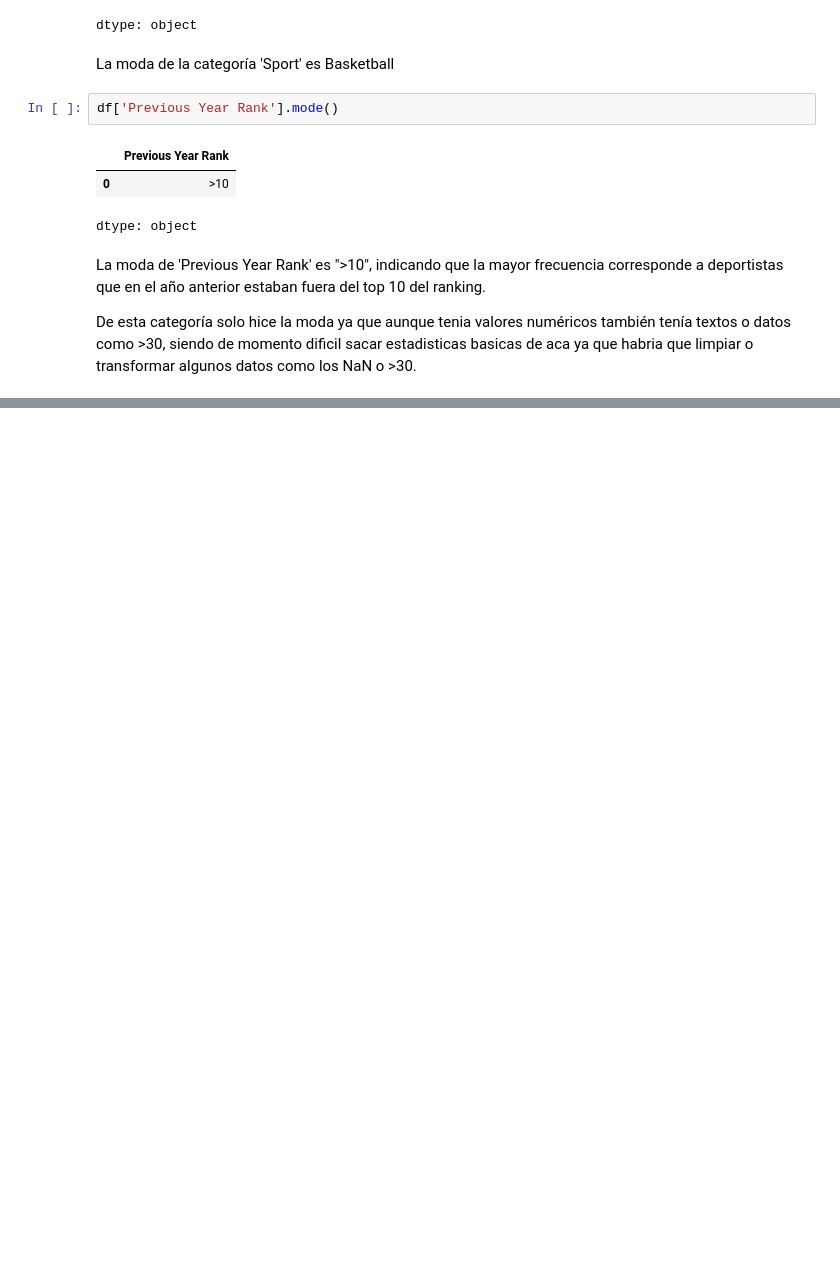
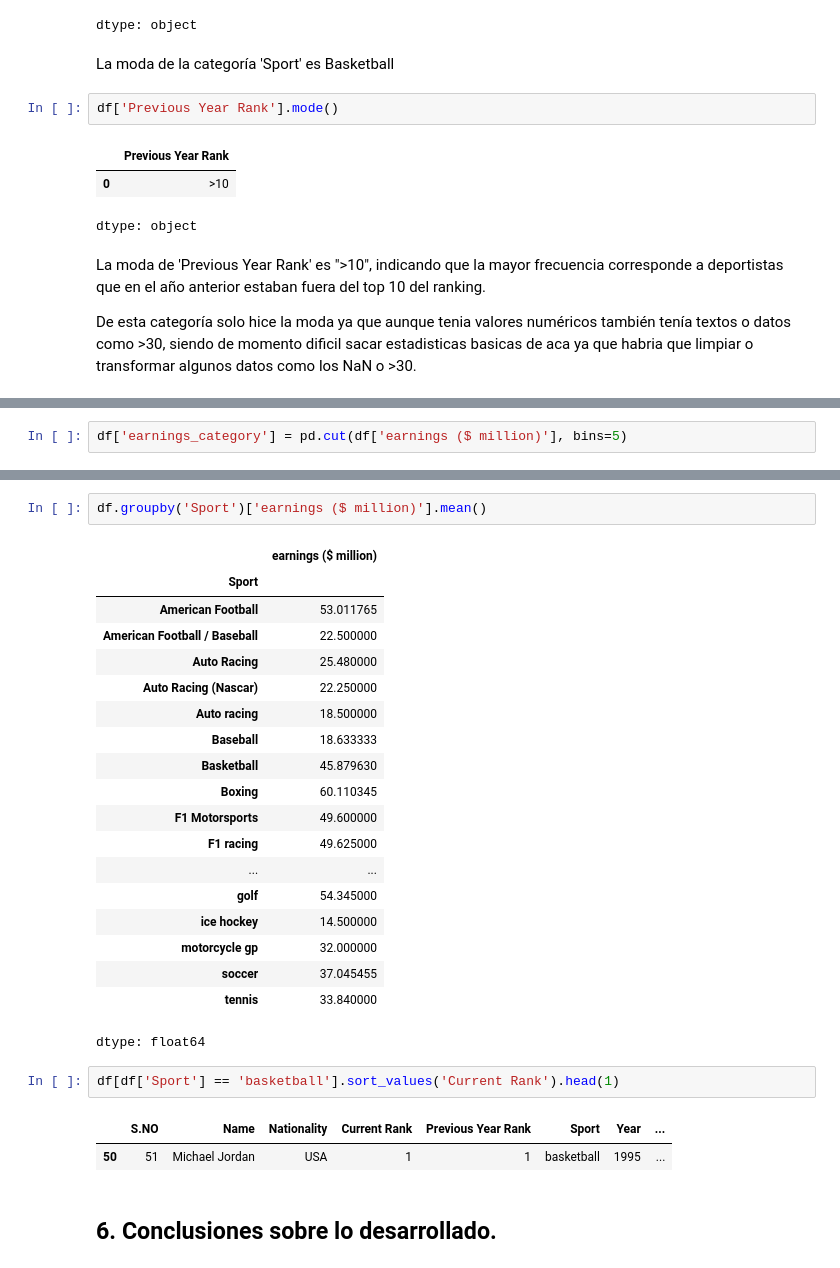
Before and after one commit to MaicolHernandez33/Actividad1, a Jupyter notebook: Actividad1.ipynb, the cells around one changed output, grey strips where cells are left out. Saved outputs shown, nothing was run; the diff lists cells and outputs as text; blank space fills up the shorter version.

```diff
--- a/Actividad1.ipynb
+++ b/Actividad1.ipynb
@@ -109,0 +156,2 @@ Name: Current Rank, dtype: int64
+# %%
+df['earnings_category'] = pd.cut(df['earnings ($ million)'], bins=5)
@@ -109,0 +210,29 @@ Name: Current Rank, dtype: int64
+# %%
+df.groupby('Sport')['earnings ($ million)'].mean()
+# %% [output]
+|  | earnings ($ million) |
+| Sport |  |
+| American Football | 53.011765 |
+| American Football / Baseball | 22.500000 |
+| Auto Racing | 25.480000 |
+| Auto Racing (Nascar) | 22.250000 |
+| Auto racing | 18.500000 |
+| Baseball | 18.633333 |
+| Basketball | 45.879630 |
+| Boxing | 60.110345 |
+| F1 Motorsports | 49.600000 |
+| F1 racing | 49.625000 |
+| ... | ... |
+| golf | 54.345000 |
+| ice hockey | 14.500000 |
+| motorcycle gp | 32.000000 |
+| soccer | 37.045455 |
+| tennis | 33.840000 |
+dtype: float64
+# %%
+df[df['Sport'] == 'basketball'].sort_values('Current Rank').head(1)
+# %% [output]
+|  | S.NO | Name | Nationality | Current Rank | Previous Year Rank | Sport | Year | ... |
+| 50 | 51 | Michael Jordan | USA | 1 | 1 | basketball | 1995 | ... |
+# %% [markdown]
+## 6. Conclusiones sobre lo desarrollado.
```
Also changed, not shown: parts of 18 cells of this notebook.
